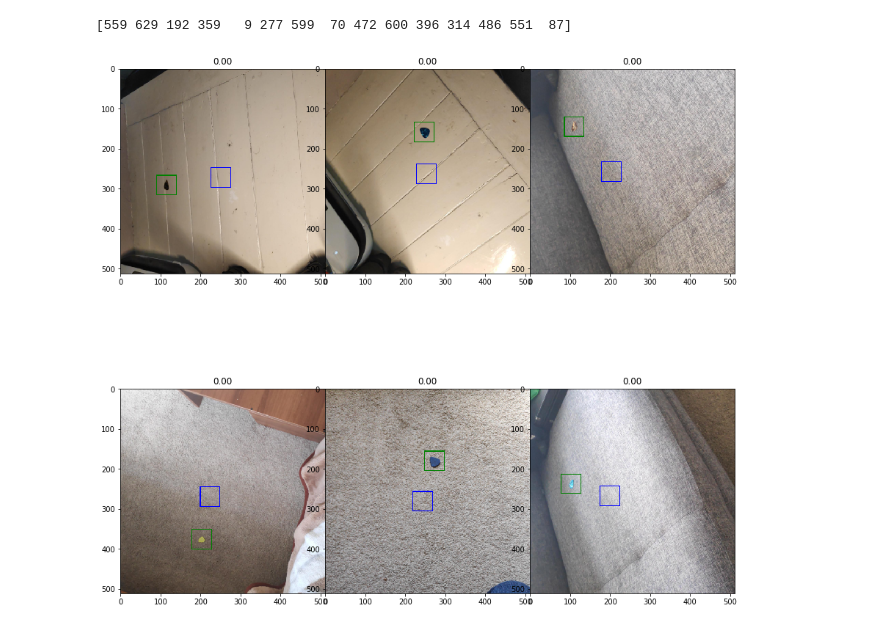
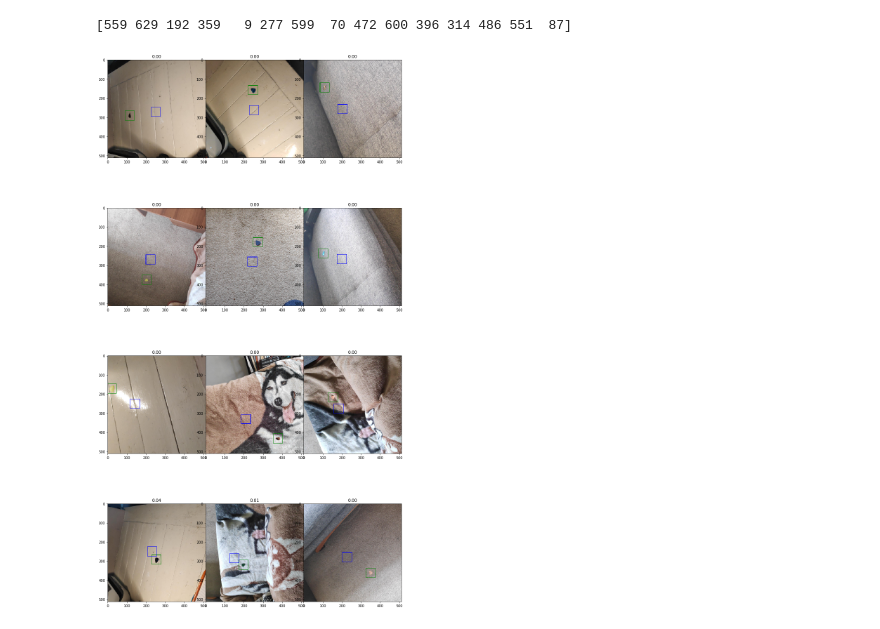
Before and after one commit to wolflint/PickSpotterAI, a Jupyter notebook: Deploy.ipynb, the cells around one changed output. Drawn from its saved outputs; the diff is of its cells as text; code cells hidden in the pictures.

Commit message:
Added more input images for deploy script

```diff
--- a/Deploy.ipynb
+++ b/Deploy.ipynb
@@ -305,25 +305,25 @@ print(rndInds)
 # %% [output]
 [559 629 192 359   9 277 599  70 472 600 396 314 486 551  87]
 # %%
-plt.rcParams['figure.figsize'] = (15, 15)
+plt.rcParams['figure.figsize'] = (15, 30)
 plt.subplots_adjust(wspace = 0.0, hspace = 0.15)
 
 for i, rndi in enumerate(rndInds):
     img, label = test_dataset[rndi]
     h, w = img.shape[1:]
     with torch.no_grad():
         label_pred = model(img.unsqueeze(0).to(device))[0].cpu()
 
-    plt.subplot(2, 3, i + 1)
+    plt.subplot(4, 3, i + 1)
     show_tensor_to_labels(img, label, label_pred)
 
     # Calculate IOU
     label_bb = cxcy_to_boundingbox(torch.tensor(label).unsqueeze(0))
     label_pred_bb = cxcy_to_boundingbox(label_pred.unsqueeze(0))
     iou = torchvision.ops.box_iou(label_bb, label_pred_bb)
     plt.title("%.2f" % iou.item())
 
-    if i > 4:
+    if i > 10:
         break
 # %% [output]
-[figure, old version]
+[figure, new version]
```
